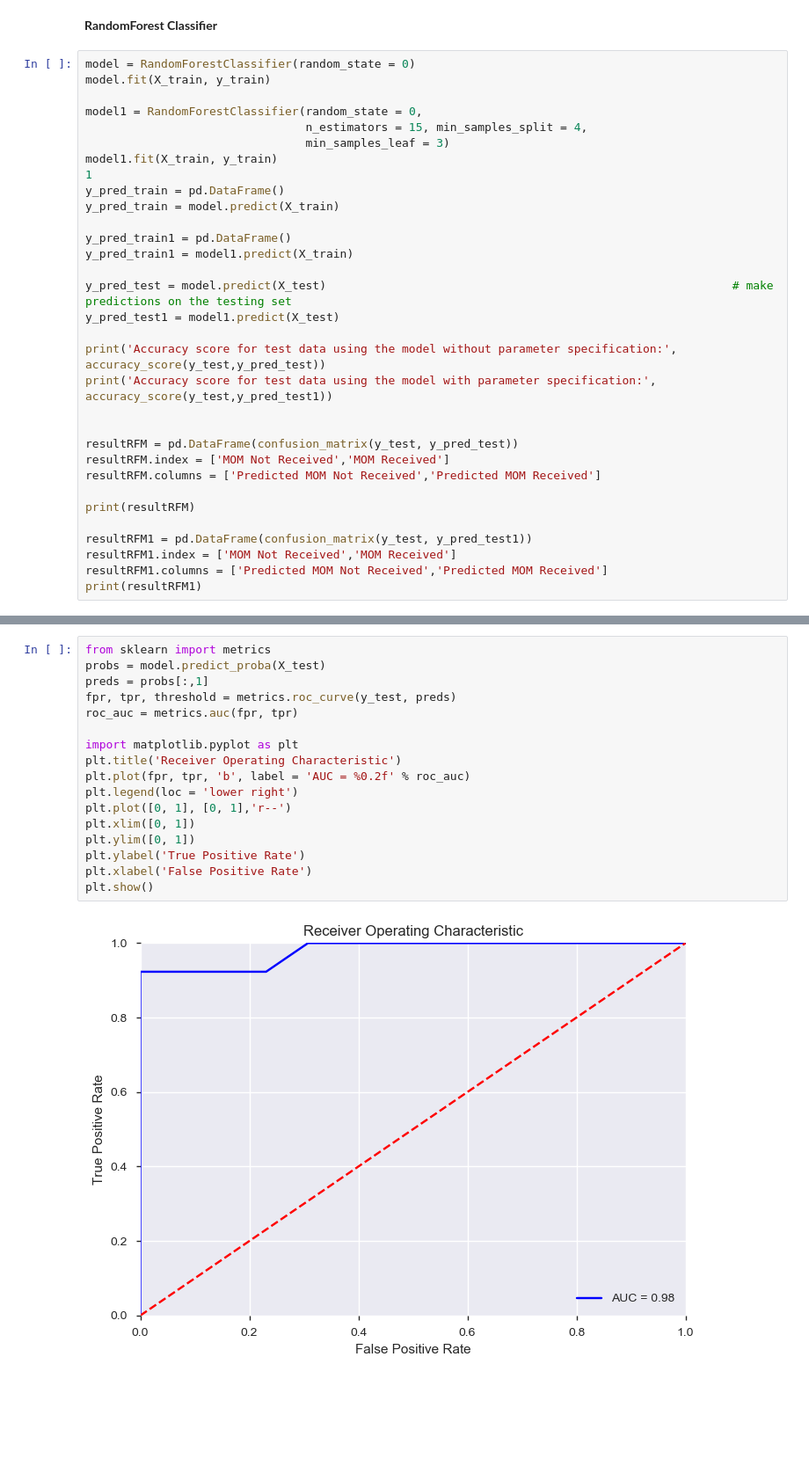
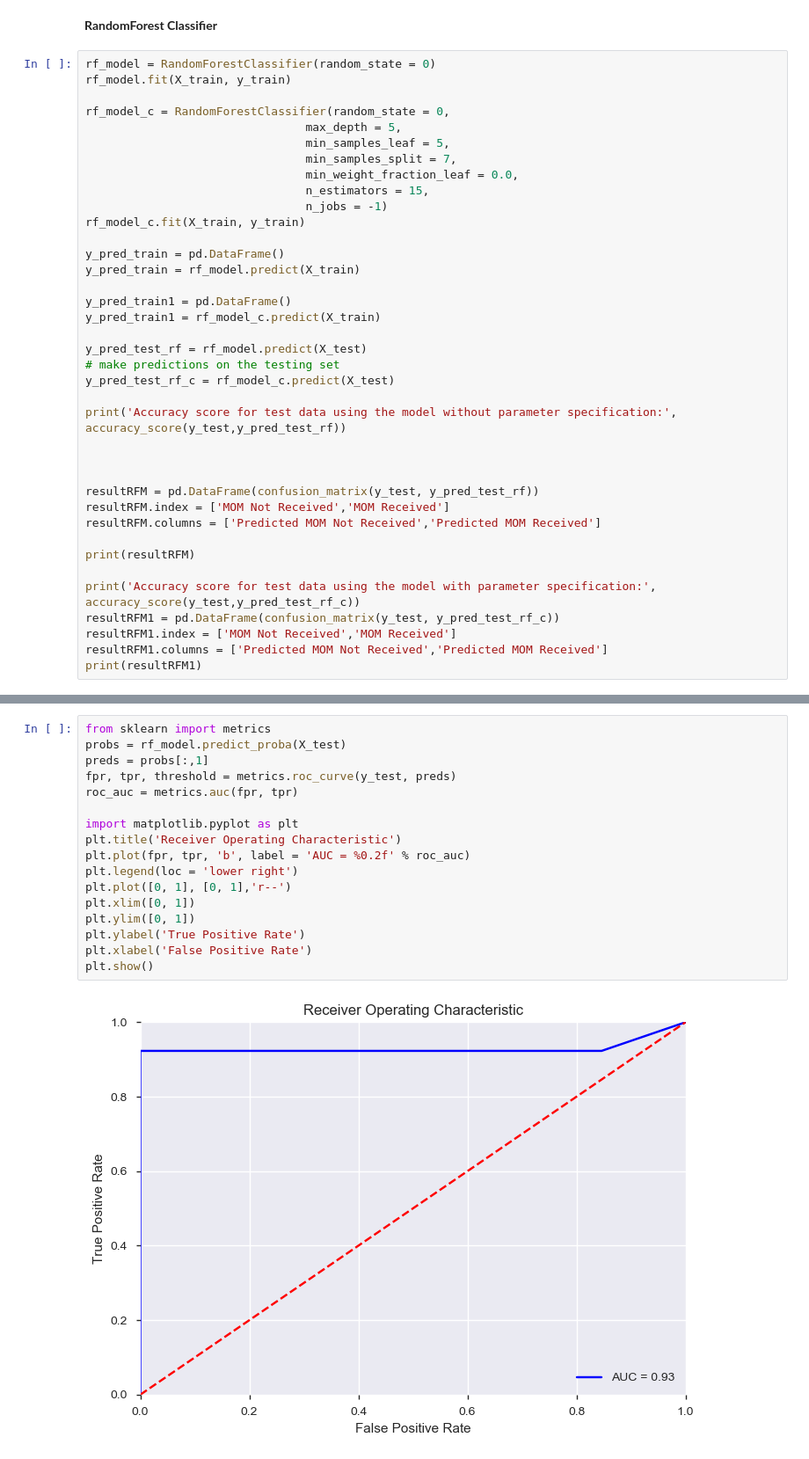
Before and after one commit to vaibhavjavadekar/fifa-2018-man-of-the-match-prediction, a Jupyter notebook: fifa-2018.ipynb, the cells around one changed output, grey strips where cells are left out. Shown at 88% size. Cells and saved outputs as stored; diff of their text form; blank space fills up the shorter version.

```diff
--- a/fifa-2018.ipynb
+++ b/fifa-2018.ipynb
@@ -357,34 +357,39 @@ MOM Received                               1                      12
 # %% [markdown]
 __RandomForest Classifier__
 # %%
-model = RandomForestClassifier(random_state = 0)
-model.fit(X_train, y_train)
+rf_model = RandomForestClassifier(random_state = 0)
+rf_model.fit(X_train, y_train)
 
-model1 = RandomForestClassifier(random_state = 0,
-                                n_estimators = 15, min_samples_split = 4,
-                                min_samples_leaf = 3)
-model1.fit(X_train, y_train)
-1
+rf_model_c = RandomForestClassifier(random_state = 0,
+                                max_depth = 5,
+                                min_samples_leaf = 5,
+                                min_samples_split = 7,
+                                min_weight_fraction_leaf = 0.0,
+                                n_estimators = 15,
+                                n_jobs = -1)
+rf_model_c.fit(X_train, y_train)
+
 y_pred_train = pd.DataFrame()
-y_pred_train = model.predict(X_train)
+y_pred_train = rf_model.predict(X_train)
 
 y_pred_train1 = pd.DataFrame()
-y_pred_train1 = model1.predict(X_train)
+y_pred_train1 = rf_model_c.predict(X_train)
 
-y_pred_test = model.predict(X_test)                                                           # make predictions on the testing set
-y_pred_test1 = model1.predict(X_test)
+y_pred_test_rf = rf_model.predict(X_test)                                                           # make predictions on the testing set
+y_pred_test_rf_c = rf_model_c.predict(X_test)
 
-print('Accuracy score for test data using the model without parameter specification:', accuracy_score(y_test,y_pred_test))
-print('Accuracy score for test data using the model with parameter specification:', accuracy_score(y_test,y_pred_test1))
+print('Accuracy score for test data using the model without parameter specification:', accuracy_score(y_test,y_pred_test_rf))
 
 
-resultRFM = pd.DataFrame(confusion_matrix(y_test, y_pred_test))
+
+resultRFM = pd.DataFrame(confusion_matrix(y_test, y_pred_test_rf))
 resultRFM.index = ['MOM Not Received','MOM Received']
 resultRFM.columns = ['Predicted MOM Not Received','Predicted MOM Received']
 
 print(resultRFM)
 
-resultRFM1 = pd.DataFrame(confusion_matrix(y_test, y_pred_test1))
+print('Accuracy score for test data using the model with parameter specification:', accuracy_score(y_test,y_pred_test_rf_c))
+resultRFM1 = pd.DataFrame(confusion_matrix(y_test, y_pred_test_rf_c))
 resultRFM1.index = ['MOM Not Received','MOM Received']
 resultRFM1.columns = ['Predicted MOM Not Received','Predicted MOM Received']
 print(resultRFM1)
@@ -423,21 +465,21 @@ F1_score for test data using model2 is: 0.9600000000000001
 # %%
 from sklearn import metrics
-probs = model.predict_proba(X_test)
+probs = rf_model.predict_proba(X_test)
 preds = probs[:,1]
 fpr, tpr, threshold = metrics.roc_curve(y_test, preds)
 roc_auc = metrics.auc(fpr, tpr)
 
 import matplotlib.pyplot as plt
 plt.title('Receiver Operating Characteristic')
 plt.plot(fpr, tpr, 'b', label = 'AUC = %0.2f' % roc_auc)
 plt.legend(loc = 'lower right')
 plt.plot([0, 1], [0, 1],'r--')
 plt.xlim([0, 1])
 plt.ylim([0, 1])
 plt.ylabel('True Positive Rate')
 plt.xlabel('False Positive Rate')
 plt.show()
 # %% [output]
-[figure, old version]
+[figure, new version]
 # %%
 from sklearn import metrics
```
Also changed, not shown: parts of 15 cells of this notebook.
